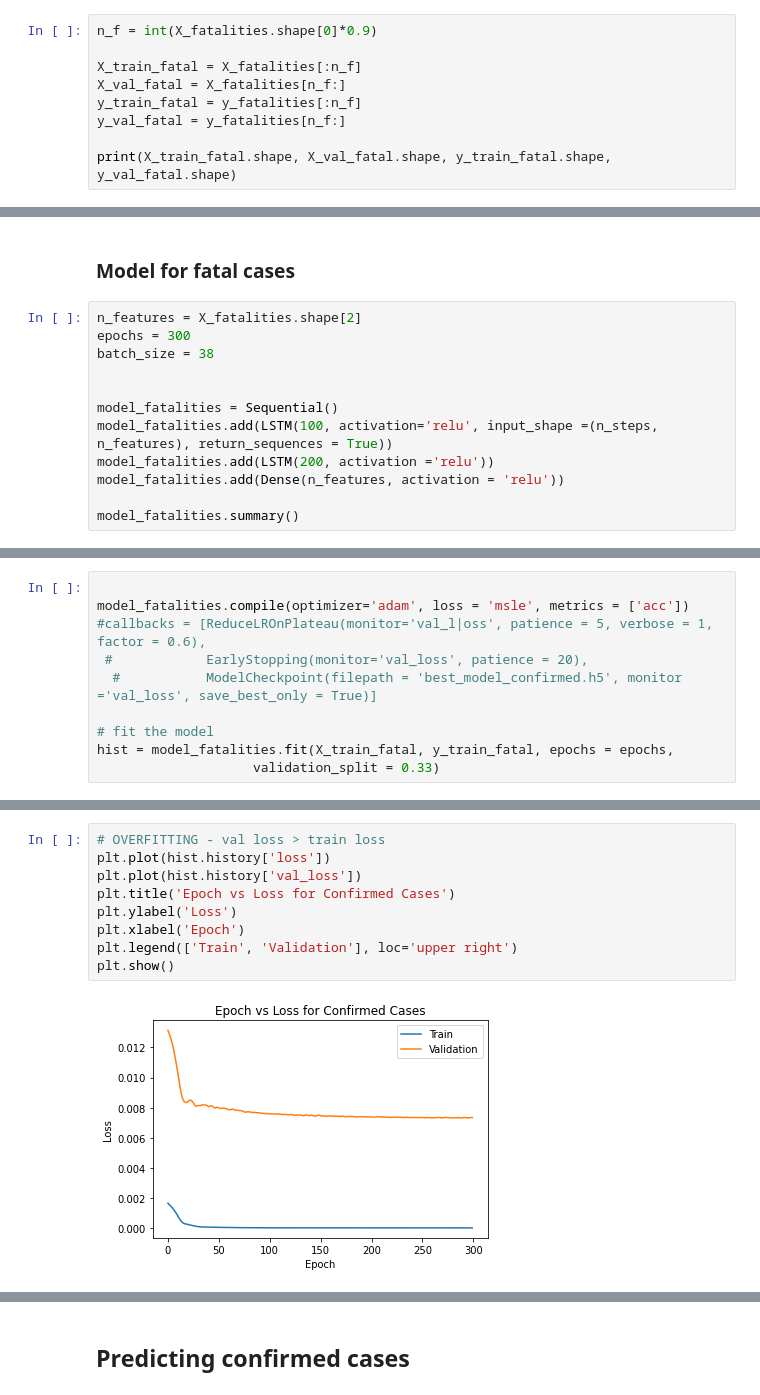
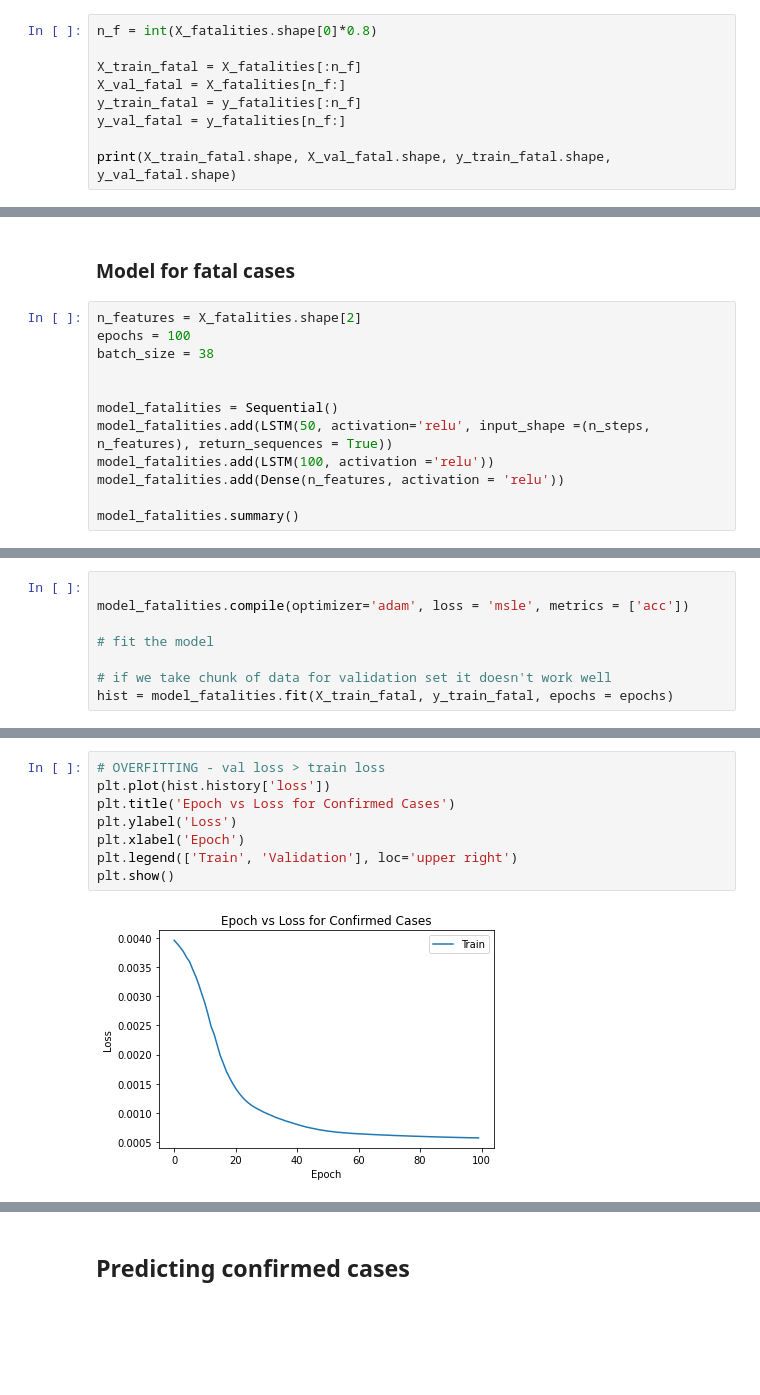
Before and after one commit to NevenaSoldat/LSTM_covid19_forecast, a Jupyter notebook: Multivariate forecasting.ipynb, the cells around one changed output, grey strips where cells are left out. Cells and saved outputs as stored; diff of their text form; blank space fills up the shorter version.

```diff
--- a/Multivariate forecasting.ipynb
+++ b/Multivariate forecasting.ipynb
@@ -233,7 +233,7 @@ print(X_train_confirmed.shape, X_val_confirmed.shape, y_train_confirmed.shape, y
 # %% [markdown]
 ### Fatal cases
 # %%
-n_f = int(X_fatalities.shape[0]*0.9)
+n_f = int(X_fatalities.shape[0]*0.8)
 
 X_train_fatal = X_fatalities[:n_f]
 X_val_fatal = X_fatalities[n_f:]
@@ -329,13 +323,13 @@ plt.show()
 ### Model for fatal cases
 # %%
 n_features = X_fatalities.shape[2]
-epochs = 300
+epochs = 100
 batch_size = 38
 
 
 model_fatalities = Sequential()
-model_fatalities.add(LSTM(100, activation='relu', input_shape =(n_steps, n_features), return_sequences = True))
-model_fatalities.add(LSTM(200, activation ='relu'))
+model_fatalities.add(LSTM(50, activation='relu', input_shape =(n_steps, n_features), return_sequences = True))
+model_fatalities.add(LSTM(100, activation ='relu'))
 model_fatalities.add(Dense(n_features, activation = 'relu'))
 
 model_fatalities.summary()
@@ -357,11 +351,9 @@ _________________________________________________________________
 # %%
 
 model_fatalities.compile(optimizer='adam', loss = 'msle', metrics = ['acc'])
-#callbacks = [ReduceLROnPlateau(monitor='val_l|oss', patience = 5, verbose = 1, factor = 0.6),
- #            EarlyStopping(monitor='val_loss', patience = 20),
-  #           ModelCheckpoint(filepath = 'best_model_confirmed.h5', monitor ='val_loss', save_best_only = True)]
 
 # fit the model
-hist = model_fatalities.fit(X_train_fatal, y_train_fatal, epochs = epochs,
-                    validation_split = 0.33)
+
+# if we take chunk of data for validation set it doesn't work well
+hist = model_fatalities.fit(X_train_fatal, y_train_fatal, epochs = epochs)
 # %% [output]
@@ -391,14 +383,13 @@ Model accuracy: 91.67 %
 # %%
 # OVERFITTING - val loss > train loss
 plt.plot(hist.history['loss'])
-plt.plot(hist.history['val_loss'])
 plt.title('Epoch vs Loss for Confirmed Cases')
 plt.ylabel('Loss')
 plt.xlabel('Epoch')
 plt.legend(['Train', 'Validation'], loc='upper right')
 plt.show()
 # %% [output]
-[figure, old version]
+[figure, new version]
 # %%
 #last_confirmed = list()
 #last_confirmed.append(Confirmed[len(Confirmed)-n_steps_in:len(Confirmed)+1])
```
Also changed, not shown: parts of 14 cells of this notebook.
